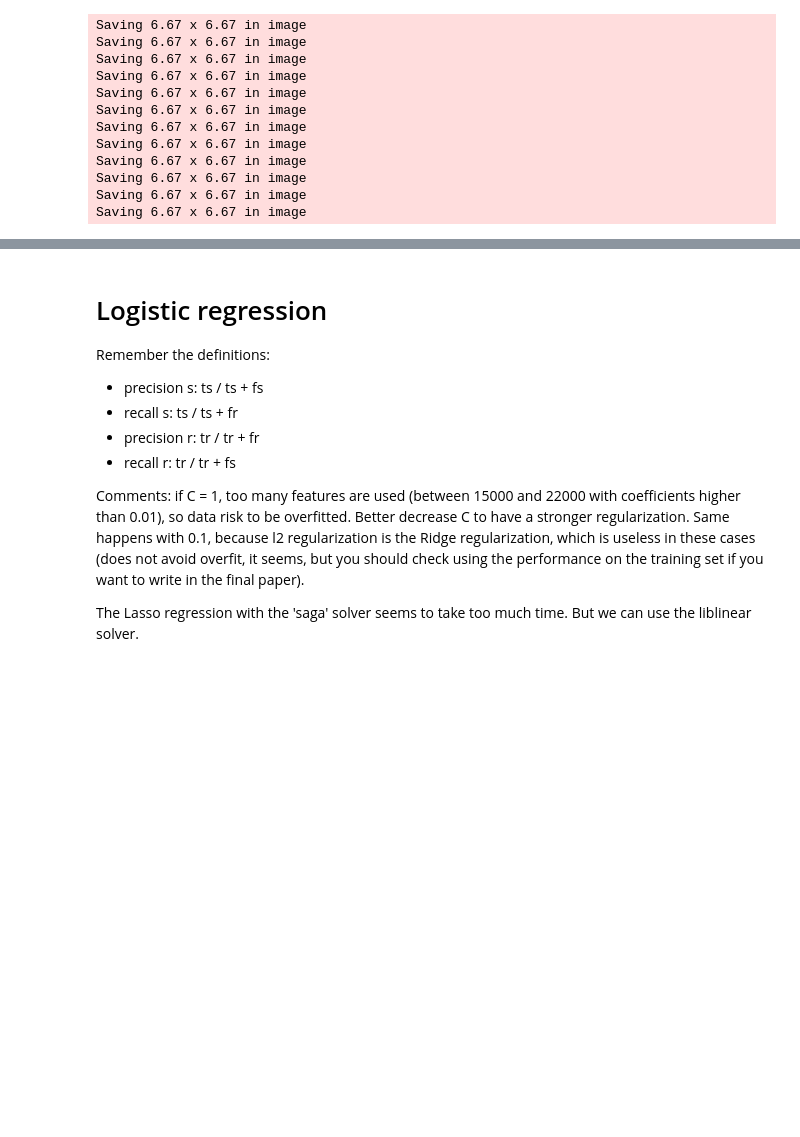
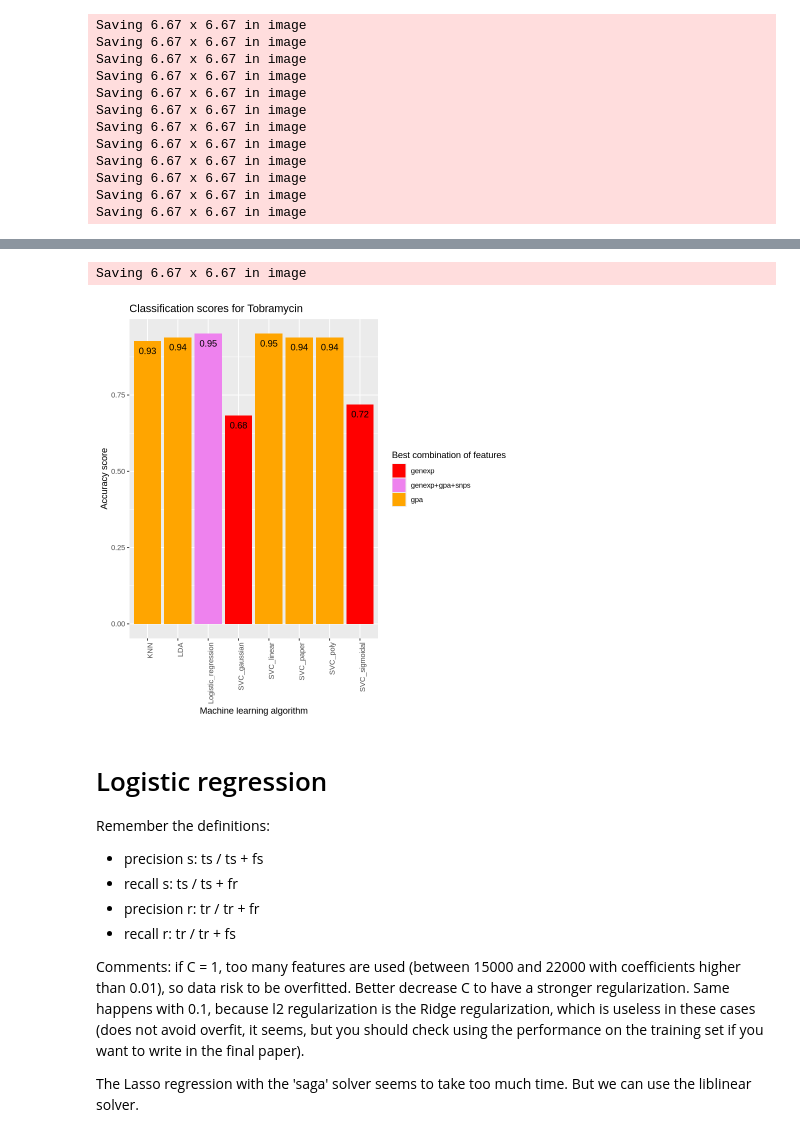
Before and after one commit to riccardo03-maker/Multiomic_integration_antimicrobial_resistance, a Jupyter notebook: r_trials.ipynb, the cells around one changed output, grey strips where cells are left out. Drawn from its saved outputs; the diff is of its cells as text; code cells hidden in the pictures; blank space fills up the shorter version.

```diff
--- a/r_trials.ipynb
+++ b/r_trials.ipynb
@@ -181,3 +324,18 @@ Saving 6.67 x 6.67 in image
+# %%
+tob_scores <- all_scores %>%
+   filter(drug == 'Tob')
+
+ggplot(data = tob_scores, aes(x = algorithm, y = accuracy, fill = features)) +
+    geom_bar(stat = "identity") +
+    scale_fill_manual(values = c("genexp" = "#ff0000", "gpa" = "#ffA500", "snps" = "#ffff00",
+                        "genexp+gpa" = "#32cd32", "genexp+snps" = "#0000ff", "gpa+snps"="#63e6f8", "genexp+gpa+snps" = "#ee82ee")) +
+    labs(title = "Classification scores for Tobramycin", x = "Machine learning algorithm", y = "Accuracy score", fill = "Best combination of features") +
+    geom_text(aes(label = round(accuracy, digits = 2), vjust = 2)) +
+    theme(axis.text.x = element_text(angle = 90, hjust = 1))
+ggsave("plots/figure_4/tob_scores.png")
+# %% [output]
+Saving 6.67 x 6.67 in image
+[figure, added]
 # %% [markdown]
 # Logistic regression
 
```
Also changed, not shown: parts of 7 cells of this notebook, 4 other files.
